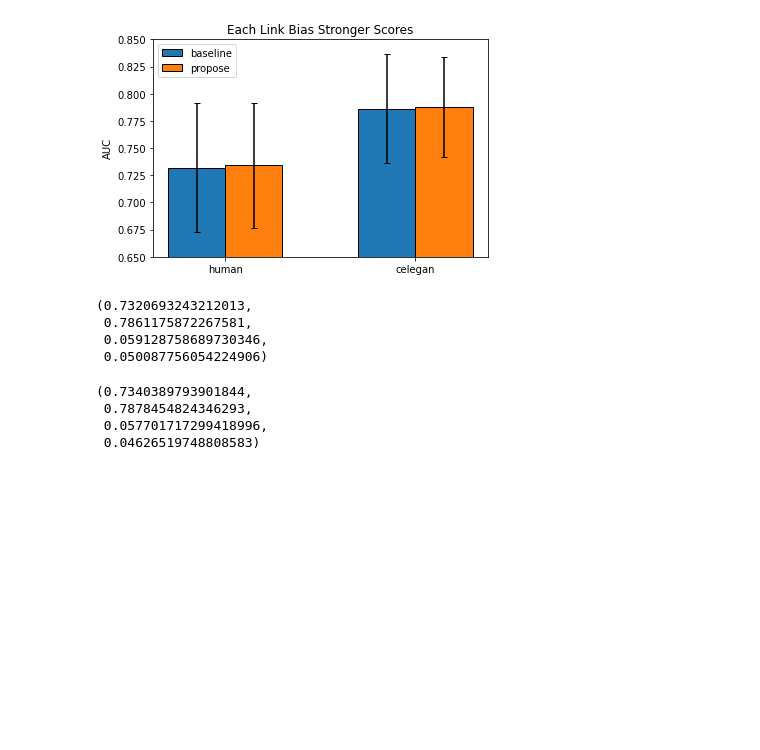
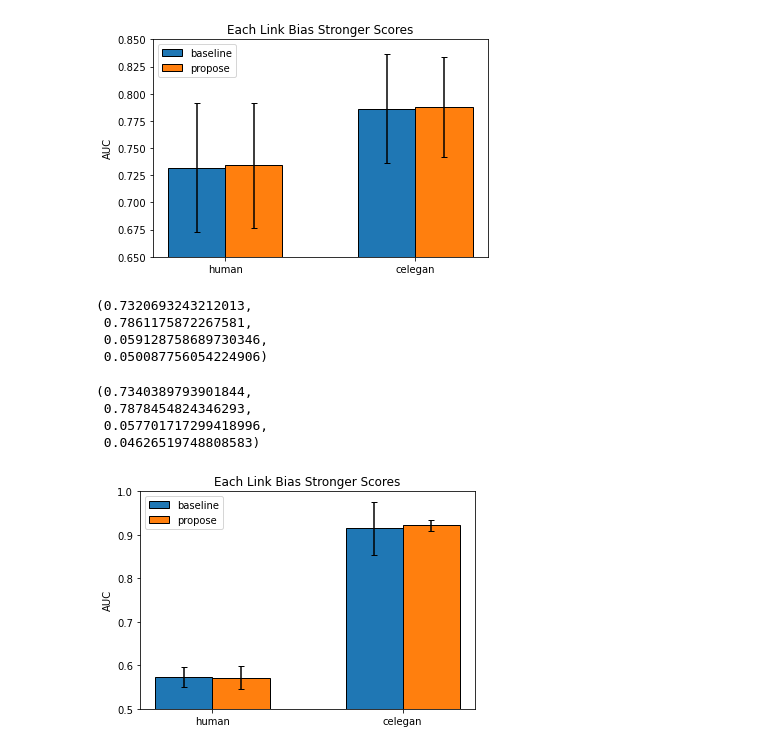
Before and after one commit to Babmuclr/research, a Jupyter notebook: bias/output/original/figure.ipynb, the cells around one changed output. Cells and saved outputs as stored; diff of their text form; code cells hidden in the pictures; blank space fills up the shorter version.

```diff
--- a/bias/output/original/figure.ipynb
+++ b/bias/output/original/figure.ipynb
@@ -34,6 +40,12 @@ human_propose_link_stronger = list(map(lambda x: float(x.replace("\n", "")), hum
 with open("./human_propose_link_nolimit.txt", mode="r") as f:
     human_propose_link_nolimit = f.readlines()
 human_propose_link_nolimit = list(map(lambda x: float(x.replace("\n", "")), human_propose_link_nolimit))
+with open("./human_propose_link_freq.txt", mode="r") as f:
+    human_propose_link_freq = f.readlines()
+human_propose_link_freq = list(map(lambda x: float(x.replace("\n", "")), human_propose_link_freq))
+with open("./human_propose_link_freq2.txt", mode="r") as f:
+    human_propose_link_freq2 = f.readlines()
+human_propose_link_freq2 = list(map(lambda x: float(x.replace("\n", "")), human_propose_link_freq2))
 # %%
 with open("./celegans_baseline.txt", mode="r") as f:
     celegans_baseline = f.readlines()
@@ -50,6 +62,12 @@ celegans_baseline_link_stronger = list(map(lambda x: float(x.replace("\n", "")),
 with open("./celegans_baseline_link_nolimit.txt", mode="r") as f:
     celegans_baseline_link_nolimit = f.readlines()
 celegans_baseline_link_nolimit = list(map(lambda x: float(x.replace("\n", "")), celegans_baseline_link_nolimit))
+with open("./celegans_baseline_link_freq.txt", mode="r") as f:
+    celegans_baseline_link_freq = f.readlines()
+celegans_baseline_link_freq = list(map(lambda x: float(x.replace("\n", "")), celegans_baseline_link_freq))
+with open("./celegans_baseline_link_freq2.txt", mode="r") as f:
+    celegans_baseline_link_freq2 = f.readlines()
+celegans_baseline_link_freq2 = list(map(lambda x: float(x.replace("\n", "")), celegans_baseline_link_freq2))
 # %%
 with open("./celegans_propose.txt", mode="r") as f:
     celegans_propose = f.readlines()
@@ -66,6 +84,12 @@ celegans_propose_link_stronger = list(map(lambda x: float(x.replace("\n", "")),
 with open("./celegans_propose_link_nolimit.txt", mode="r") as f:
     celegans_propose_link_nolimit = f.readlines()
 celegans_propose_link_nolimit = list(map(lambda x: float(x.replace("\n", "")), celegans_propose_link_nolimit))
+with open("./celegans_propose_link_freq.txt", mode="r") as f:
+    celegans_propose_link_freq = f.readlines()
+celegans_propose_link_freq = list(map(lambda x: float(x.replace("\n", "")), celegans_propose_link_freq))
+with open("./celegans_propose_link_freq2.txt", mode="r") as f:
+    celegans_propose_link_freq2 = f.readlines()
+celegans_propose_link_freq2 = list(map(lambda x: float(x.replace("\n", "")), celegans_propose_link_freq2))
 # %%
 labels = ['human', "celegan"]
 baselines = [np.mean(human_baseline), np.mean(celegans_baseline)]
@@ -285,3 +309,33 @@ np.mean(human_propose_link_stronger), np.mean(celegans_propose_link_stronger), n
  0.7878454824346293,
  0.057701717299418996,
  0.04626519748808583)
+# %%
+labels = ['human', "celegan"]
+baselines_link_freq = [np.mean(human_baseline_link_freq), np.mean(celegans_baseline_link_freq)]
+baselines_link_freq_stds = [np.std(human_baseline_link_freq), np.std(celegans_baseline_link_freq)]
+
+proposes_link_freq = [np.mean(human_propose_link_freq), np.mean(celegans_propose_link_freq)]
+proposes_link_freq_stds = [np.std(human_propose_link_freq), np.std(celegans_propose_link_freq)]
+
+
+left = np.arange(len(labels))
+
+width = 0.3
+fig, ax = plt.subplots()
+
+fig.patch.set_facecolor('white')
+
+ax.bar(left - width / 2, baselines_link_freq, yerr=baselines_link_freq_stds, ecolor='black', capsize=3, width=width, linewidth=1, edgecolor="#000000", label="baseline")
+ax.bar(left + width / 2, proposes_link_freq, yerr=proposes_link_freq_stds, ecolor='black', capsize=3, width=width, linewidth=1, edgecolor="#000000", label="propose")
+
+# Add some text for labels, title and custom x-axis tick labels, etc.
+ax.set_ylabel('AUC')
+ax.set_title('Each Link Bias Stronger Scores')
+ax.set_xticks(left)
+ax.set_xticklabels(labels)
+ax.set_ylim(0.5,1.0)
+ax.legend()
+plt.show()
+# fig.savefig("result_link_freq.png")
+# %% [output]
+[figure, added]
```
Also changed, not shown: parts of 2 cells of this notebook, 20 other files.
